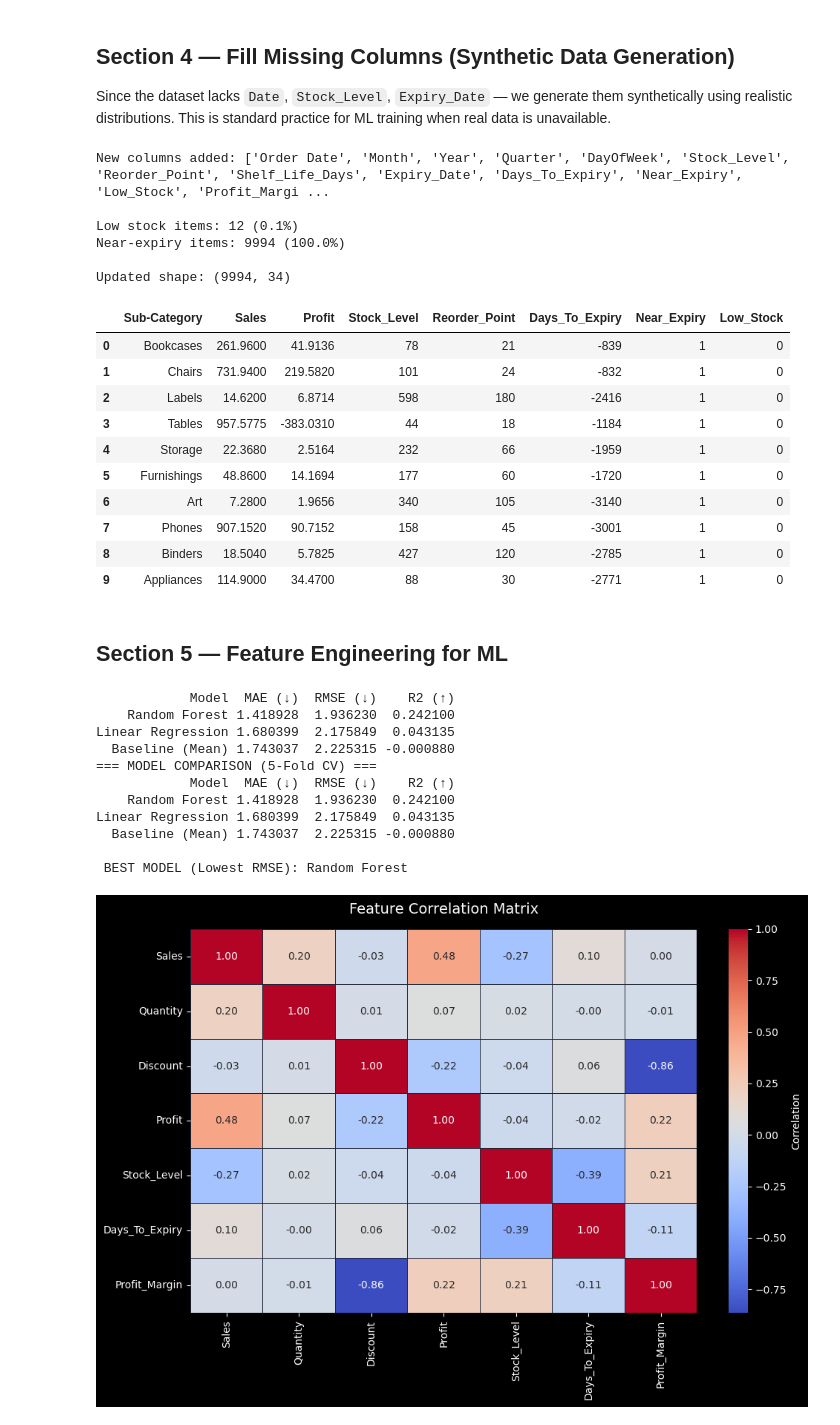
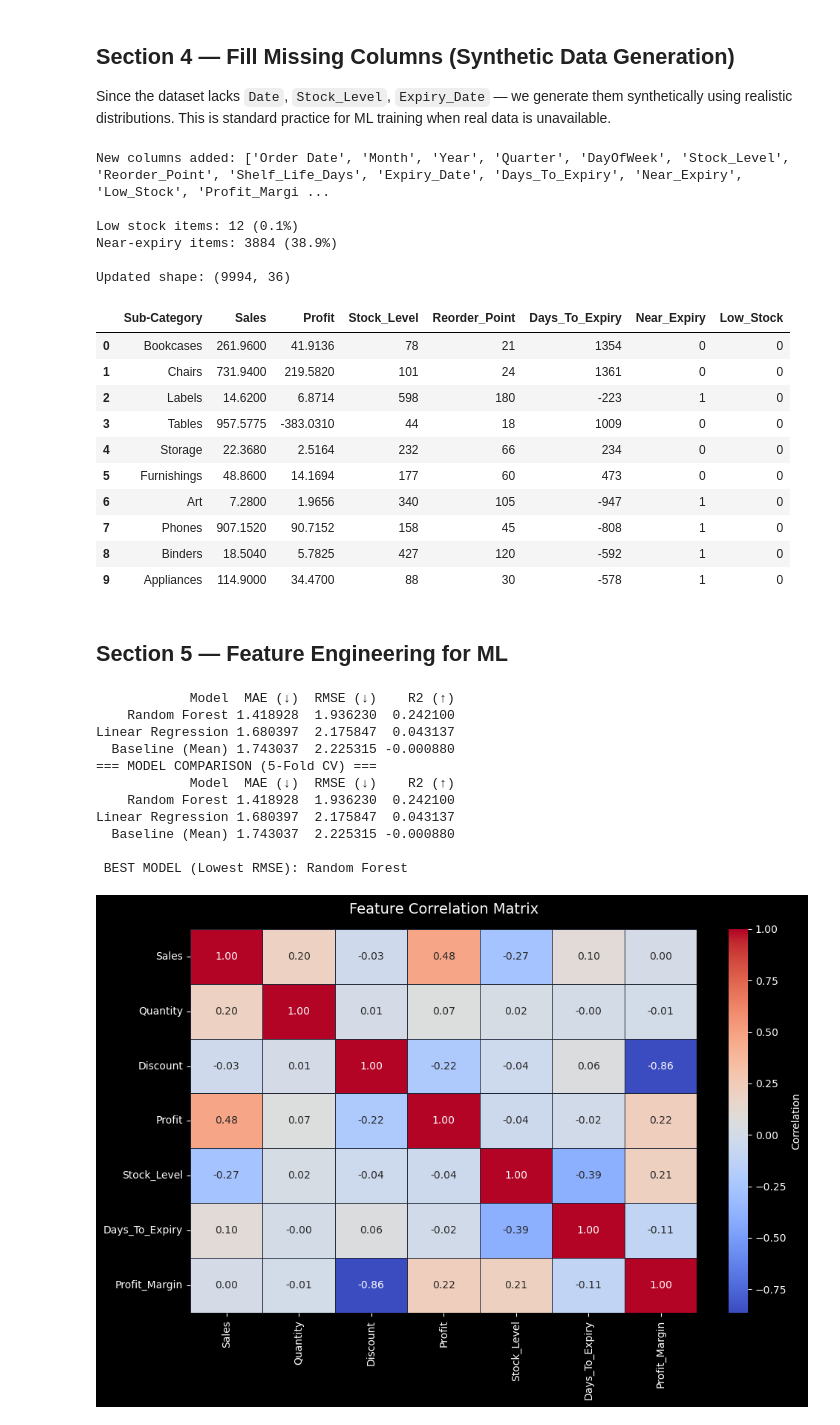
Before and after one commit to Nuraaaaaaa/StockGenius, a Jupyter notebook: Dataset/StockGenius_ML_Notebook.ipynb, the cells around one changed output. Saved outputs shown, nothing was run; the diff lists cells and outputs as text; code cells hidden in the pictures.

```diff
--- a/Dataset/StockGenius_ML_Notebook.ipynb
+++ b/Dataset/StockGenius_ML_Notebook.ipynb
@@ -230,47 +230,48 @@ shelf_map = {
     'Phones': 540, 'Accessories': 365, 'Storage': 1095, 'Chairs': 1825,
     'Appliances': 730, 'Copiers': 1095, 'Tables': 1825, 'Machines': 730,
     'Bookcases': 1825, 'Labels': 365, 'Envelopes': 365, 'Fasteners': 365,
     'Supplies': 730
 }
 df['Shelf_Life_Days'] = df['Sub-Category'].map(shelf_map)
 
 # 5. Expiry Date
 df['Days_Since_Order'] = np.random.randint(0, 60, n)
 df['Expiry_Date'] = df['Order Date'] + pd.to_timedelta(
     df['Shelf_Life_Days'] - df['Days_Since_Order'], unit='D'
 )
-df['Days_To_Expiry'] = (df['Expiry_Date'] - pd.Timestamp('2024-01-01')).dt.days
-df['Near_Expiry'] = (df['Days_To_Expiry'] < 30).astype(int)
+reference_date = df["Order Date"].max()   # latest date in dataset
+df["Days_To_Expiry"] = (df["Expiry_Date"] - reference_date).dt.days
+df["Near_Expiry"] = (df["Days_To_Expiry"] < 30).astype(int)
 
 # 6. Low Stock Flag
 df['Low_Stock'] = (df['Stock_Level'] < df['Reorder_Point']).astype(int)
 
 # 7. Profit Margin
 df['Profit_Margin'] = (df['Profit'] / df['Sales']) * 100
 
 print(f'New columns added: {["Order Date","Month","Year","Quarter","DayOfWeek","Stock_Level","Reorder_Point","Shelf_Life_Days","Expiry_Date","Days_To_Expiry","Near_Expiry","Low_Stock","Profit_Margin"]}')
 print(f'\nLow stock items: {df["Low_Stock"].sum()} ({df["Low_Stock"].mean()*100:.1f}%)')
 print(f'Near-expiry items: {df["Near_Expiry"].sum()} ({df["Near_Expiry"].mean()*100:.1f}%)')
 print(f'\nUpdated shape: {df.shape}')
 df[['Sub-Category','Sales','Profit','Stock_Level','Reorder_Point','Days_To_Expiry','Near_Expiry','Low_Stock']].head(10)
 # %% [output]
 New columns added: ['Order Date', 'Month', 'Year', 'Quarter', 'DayOfWeek', 'Stock_Level', 'Reorder_Point', 'Shelf_Life_Days', 'Expiry_Date', 'Days_To_Expiry', 'Near_Expiry', 'Low_Stock', 'Profit_Margi ...
 
 Low stock items: 12 (0.1%)
-Near-expiry items: 9994 (100.0%)
+Near-expiry items: 3884 (38.9%)
 
-Updated shape: (9994, 34)
+Updated shape: (9994, 36)
 |  | Sub-Category | Sales | Profit | Stock_Level | Reorder_Point | Days_To_Expiry | Near_Expiry | Low_Stock |
-| 0 | Bookcases | 261.9600 | 41.9136 | 78 | 21 | -839 | 1 | 0 |
-| 1 | Chairs | 731.9400 | 219.5820 | 101 | 24 | -832 | 1 | 0 |
-| 2 | Labels | 14.6200 | 6.8714 | 598 | 180 | -2416 | 1 | 0 |
-| 3 | Tables | 957.5775 | -383.0310 | 44 | 18 | -1184 | 1 | 0 |
-| 4 | Storage | 22.3680 | 2.5164 | 232 | 66 | -1959 | 1 | 0 |
-| 5 | Furnishings | 48.8600 | 14.1694 | 177 | 60 | -1720 | 1 | 0 |
-| 6 | Art | 7.2800 | 1.9656 | 340 | 105 | -3140 | 1 | 0 |
-| 7 | Phones | 907.1520 | 90.7152 | 158 | 45 | -3001 | 1 | 0 |
-| 8 | Binders | 18.5040 | 5.7825 | 427 | 120 | -2785 | 1 | 0 |
-| 9 | Appliances | 114.9000 | 34.4700 | 88 | 30 | -2771 | 1 | 0 |
+| 0 | Bookcases | 261.9600 | 41.9136 | 78 | 21 | 1354 | 0 | 0 |
+| 1 | Chairs | 731.9400 | 219.5820 | 101 | 24 | 1361 | 0 | 0 |
+| 2 | Labels | 14.6200 | 6.8714 | 598 | 180 | -223 | 1 | 0 |
+| 3 | Tables | 957.5775 | -383.0310 | 44 | 18 | 1009 | 0 | 0 |
+| 4 | Storage | 22.3680 | 2.5164 | 232 | 66 | 234 | 0 | 0 |
+| 5 | Furnishings | 48.8600 | 14.1694 | 177 | 60 | 473 | 0 | 0 |
+| 6 | Art | 7.2800 | 1.9656 | 340 | 105 | -947 | 1 | 0 |
+| 7 | Phones | 907.1520 | 90.7152 | 158 | 45 | -808 | 1 | 0 |
+| 8 | Binders | 18.5040 | 5.7825 | 427 | 120 | -592 | 1 | 0 |
+| 9 | Appliances | 114.9000 | 34.4700 | 88 | 30 | -578 | 1 | 0 |
 # %% [markdown]
 ##  Section 5 — Feature Engineering for ML
 # %%
@@ -340,12 +341,12 @@ print("\n BEST MODEL (Lowest RMSE):", best_model)
 # %% [output]
             Model  MAE (↓)  RMSE (↓)    R2 (↑)
     Random Forest 1.418928  1.936230  0.242100
-Linear Regression 1.680399  2.175849  0.043135
+Linear Regression 1.680397  2.175847  0.043137
   Baseline (Mean) 1.743037  2.225315 -0.000880
 === MODEL COMPARISON (5-Fold CV) ===
             Model  MAE (↓)  RMSE (↓)    R2 (↑)
     Random Forest 1.418928  1.936230  0.242100
-Linear Regression 1.680399  2.175849  0.043135
+Linear Regression 1.680397  2.175847  0.043137
   Baseline (Mean) 1.743037  2.225315 -0.000880
 
  BEST MODEL (Lowest RMSE): Random Forest
```
Also changed, not shown: parts of 2 cells of this notebook, 1 other file.
